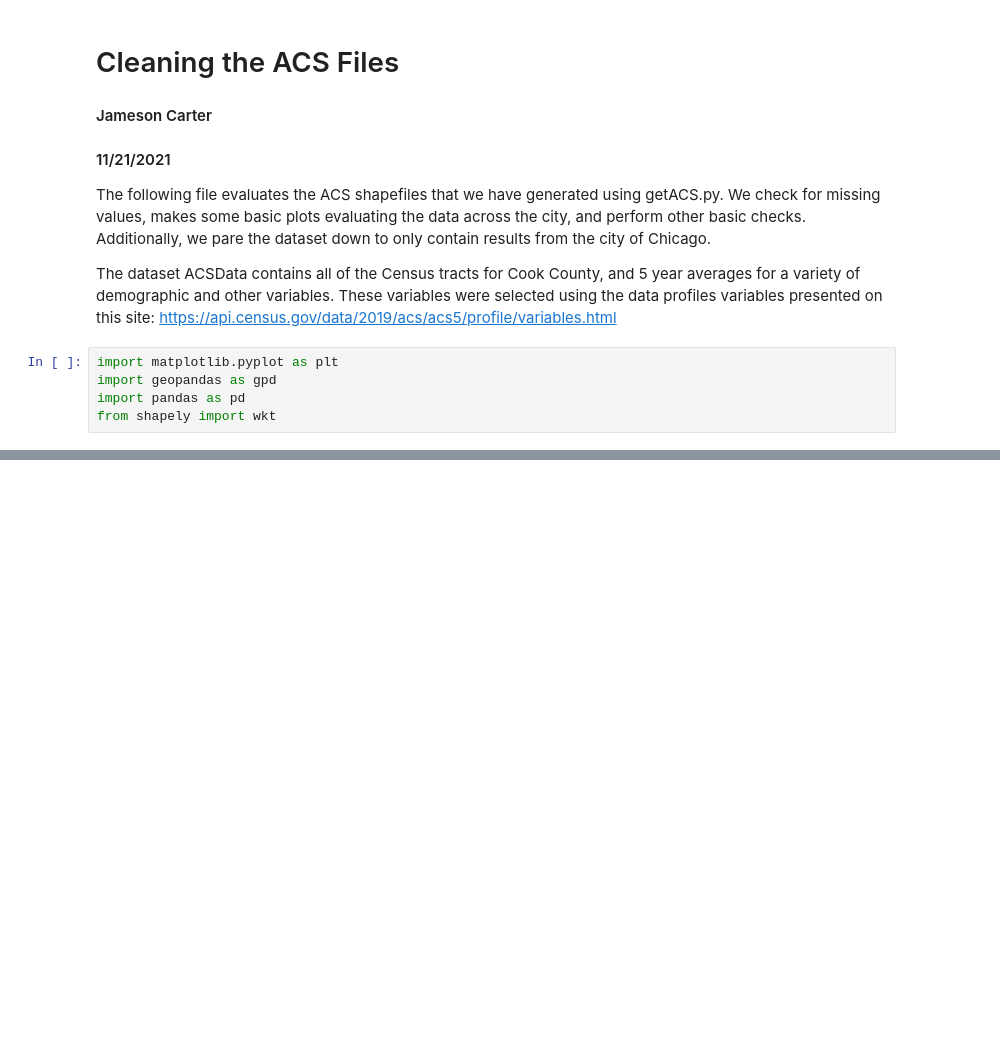
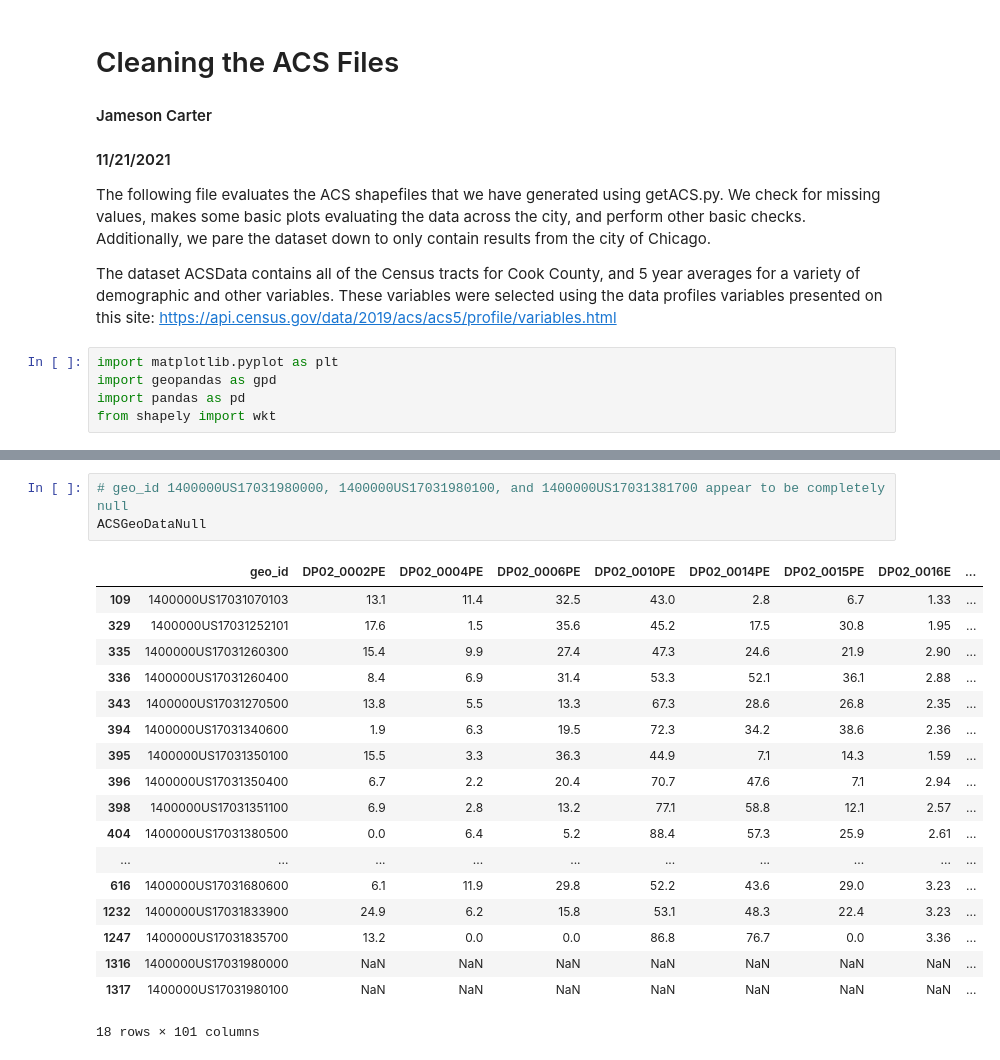
Before and after one commit to mihirbhaskar/chicago-complaints, a Jupyter notebook: code/CleanACS.ipynb, the cells around one changed output, grey strips where cells are left out. Drawn from its saved outputs; the diff is of its cells as text; blank space fills up the shorter version.

```diff
--- a/code/CleanACS.ipynb
+++ b/code/CleanACS.ipynb
@@ -45,0 +54,22 @@ ACSGeoData.plot()
+# %%
+# geo_id 1400000US17031980000, 1400000US17031980100, and 1400000US17031381700 appear to be completely null
+ACSGeoDataNull
+# %% [output]
+|  | geo_id | DP02_0002PE | DP02_0004PE | DP02_0006PE | DP02_0010PE | DP02_0014PE | DP02_0015PE | DP02_0016E | ... |
+| 109 | 1400000US17031070103 | 13.1 | 11.4 | 32.5 | 43.0 | 2.8 | 6.7 | 1.33 | ... |
+| 329 | 1400000US17031252101 | 17.6 | 1.5 | 35.6 | 45.2 | 17.5 | 30.8 | 1.95 | ... |
+| 335 | 1400000US17031260300 | 15.4 | 9.9 | 27.4 | 47.3 | 24.6 | 21.9 | 2.90 | ... |
+| 336 | 1400000US17031260400 | 8.4 | 6.9 | 31.4 | 53.3 | 52.1 | 36.1 | 2.88 | ... |
+| 343 | 1400000US17031270500 | 13.8 | 5.5 | 13.3 | 67.3 | 28.6 | 26.8 | 2.35 | ... |
+| 394 | 1400000US17031340600 | 1.9 | 6.3 | 19.5 | 72.3 | 34.2 | 38.6 | 2.36 | ... |
+| 395 | 1400000US17031350100 | 15.5 | 3.3 | 36.3 | 44.9 | 7.1 | 14.3 | 1.59 | ... |
+| 396 | 1400000US17031350400 | 6.7 | 2.2 | 20.4 | 70.7 | 47.6 | 7.1 | 2.94 | ... |
+| 398 | 1400000US17031351100 | 6.9 | 2.8 | 13.2 | 77.1 | 58.8 | 12.1 | 2.57 | ... |
+| 404 | 1400000US17031380500 | 0.0 | 6.4 | 5.2 | 88.4 | 57.3 | 25.9 | 2.61 | ... |
+| ... | ... | ... | ... | ... | ... | ... | ... | ... | ... |
+| 616 | 1400000US17031680600 | 6.1 | 11.9 | 29.8 | 52.2 | 43.6 | 29.0 | 3.23 | ... |
+| 1232 | 1400000US17031833900 | 24.9 | 6.2 | 15.8 | 53.1 | 48.3 | 22.4 | 3.23 | ... |
+| 1247 | 1400000US17031835700 | 13.2 | 0.0 | 0.0 | 86.8 | 76.7 | 0.0 | 3.36 | ... |
+| 1316 | 1400000US17031980000 | NaN | NaN | NaN | NaN | NaN | NaN | NaN | ... |
+| 1317 | 1400000US17031980100 | NaN | NaN | NaN | NaN | NaN | NaN | NaN | ... |
+18 rows × 101 columns
```
Also changed, not shown: parts of 17 cells of this notebook, 1 other file.
